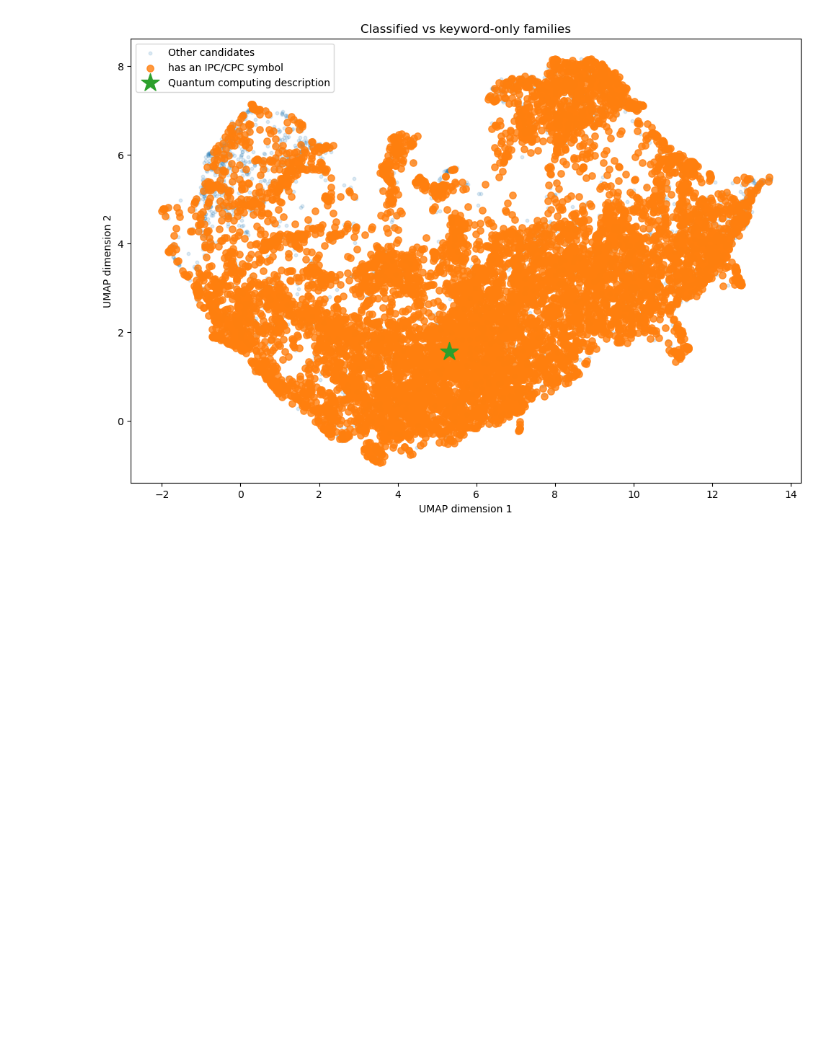
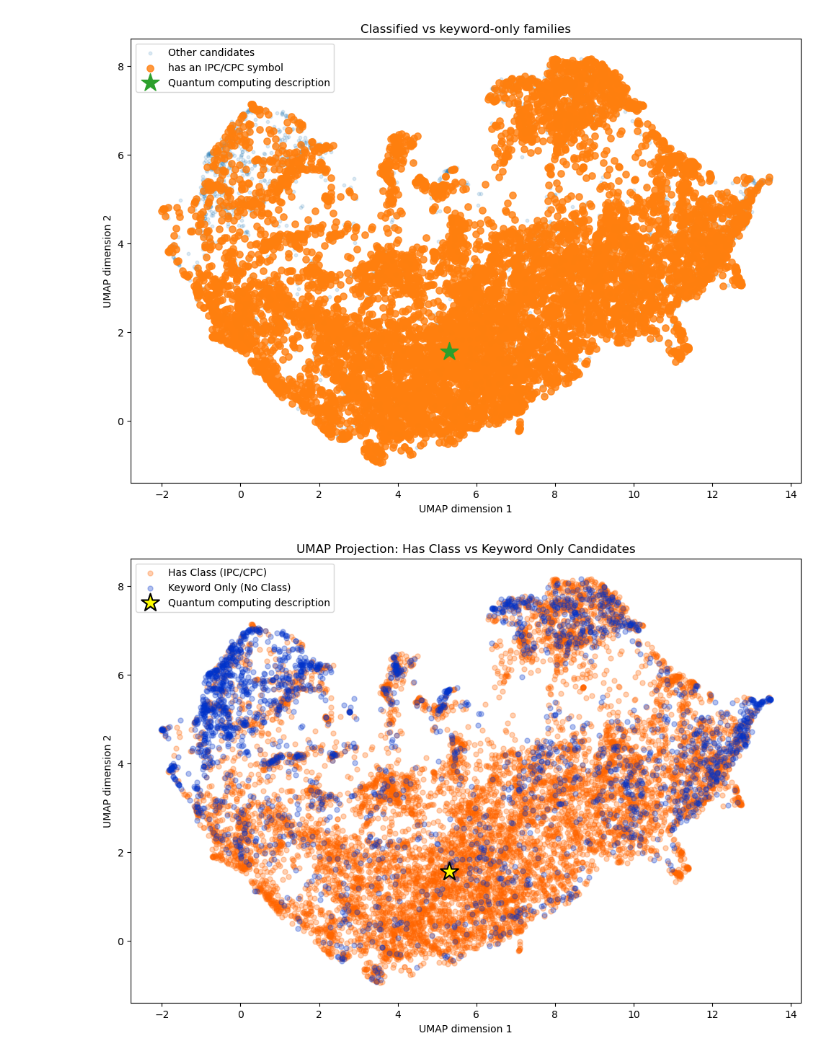
Before and after one commit to LudovicaIvaldi/Group15_innovation, a Jupyter notebook: carloStep0.ipynb, the cells around one changed output. Drawn from its saved outputs; the diff is of its cells as text; code cells hidden in the pictures; blank space fills up the shorter version.

```diff
--- a/carloStep0.ipynb
+++ b/carloStep0.ipynb
@@ -662,3 +681,47 @@ plot_retrieval_map(candidates, "in_sbert_top", f"Patent SBERT-adapt-ub top {k}",
 plot_retrieval_map(candidates, "has_class", "has an IPC/CPC symbol", "Classified vs keyword-only families")
 # %% [output]
 [figure]
+# %%
+fig, ax = plt.subplots(figsize=(12, 8))
+
+# Brevetti con classificazione (IPC o CPC)
+has_class_df = candidates[candidates["has_class"]]
+ax.scatter(
+    has_class_df["UMAP_1"],
+    has_class_df["UMAP_2"],
+    c="#FF6600",
+    s=25,
+    alpha=0.3,
+    label="Has Class (IPC/CPC)",
+)
+
+# Brevetti trovati solo tramite keyword
+kw_only_df = candidates[~candidates["has_class"]]
+ax.scatter(
+    kw_only_df["UMAP_1"],
+    kw_only_df["UMAP_2"],
+    c="#0033CC",
+    s=25,
+    alpha=0.3,
+    label="Keyword Only (No Class)",
+)
+
+# Descrizione ideale di riferimento
+ax.scatter(
+    qc_xy[0],
+    qc_xy[1],
+    c="yellow",
+    marker="*",
+    s=350,
+    edgecolors="black",
+    linewidths=1.5,
+    label="Quantum computing description",
+)
+
+ax.set_xlabel("UMAP dimension 1")
+ax.set_ylabel("UMAP dimension 2")
+ax.set_title("UMAP Projection: Has Class vs Keyword Only Candidates")
+ax.legend()
+plt.show()
+# %% [output]
+[figure, added]
```
Also changed, not shown: parts of 2 cells of this notebook, 1 other file.
